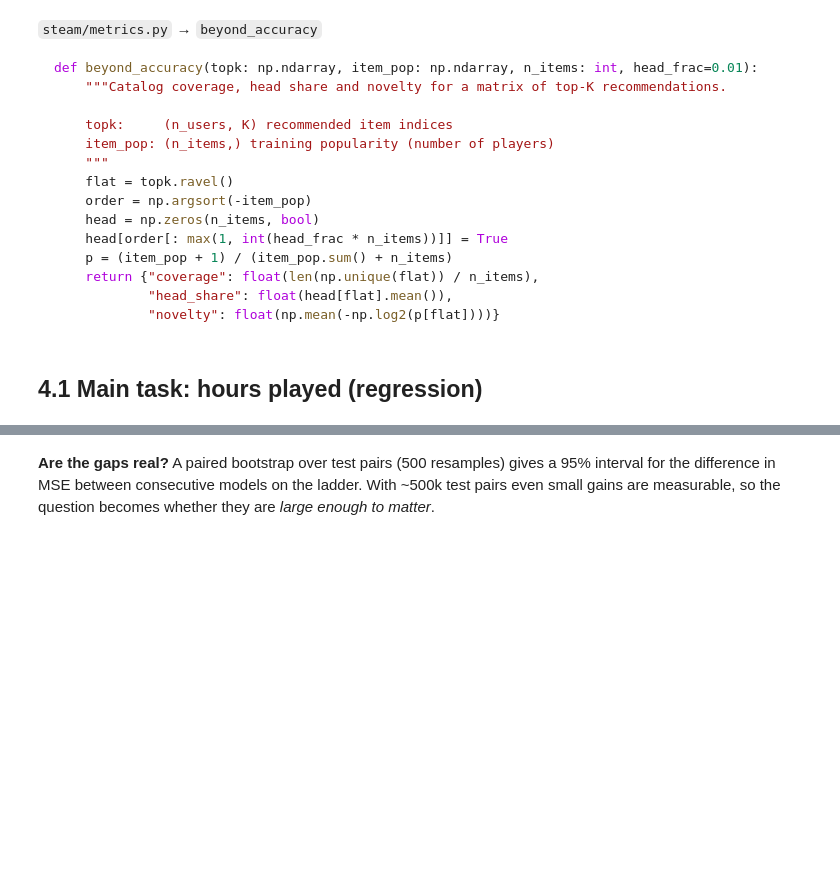
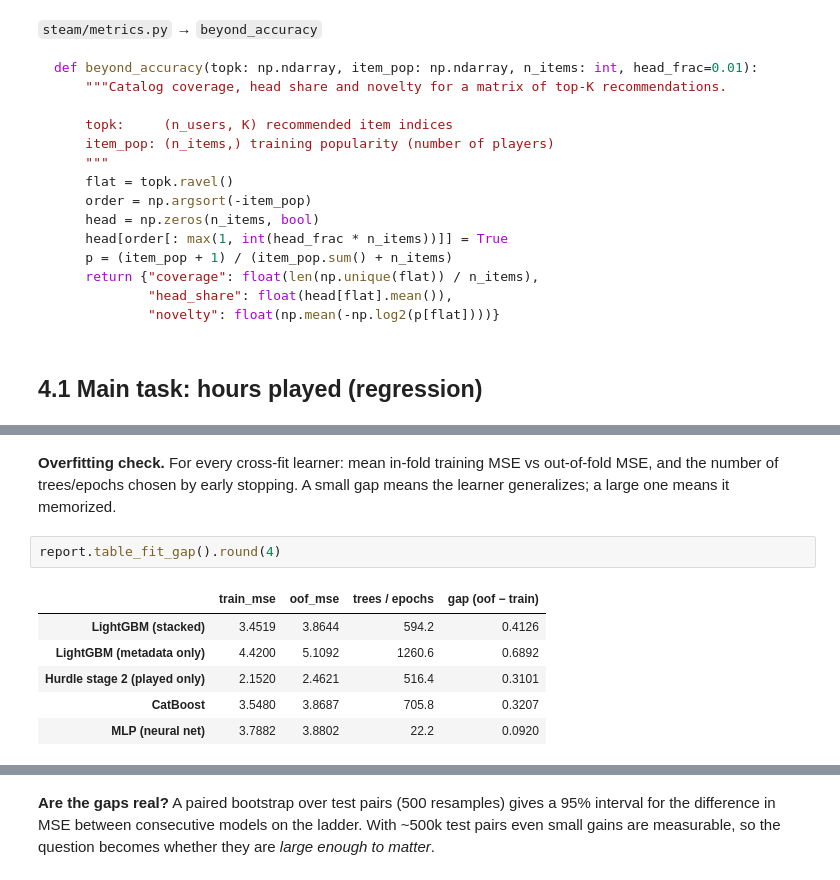
Before and after one commit to rsm-ygadhiya/steam-owning-vs-playing, a Jupyter notebook: notebooks/workbook.ipynb, the cells around one changed output, grey strips where cells are left out. Drawn from its saved outputs; the diff is of its cells as text; blank space fills up the shorter version.

```diff
--- a/notebooks/workbook.ipynb
+++ b/notebooks/workbook.ipynb
@@ -820,0 +1031,12 @@ report.fig_mse_bars("test"); plt.show()
+# %% [markdown]
+**Overfitting check.** For every cross-fit learner: mean in-fold training MSE vs out-of-fold MSE, and the number of
+trees/epochs chosen by early stopping. A small gap means the learner generalizes; a large one means it memorized.
+# %%
+report.table_fit_gap().round(4)
+# %% [output]
+|  | train_mse | oof_mse | trees / epochs | gap (oof − train) |
+| LightGBM (stacked) | 3.4519 | 3.8644 | 594.2 | 0.4126 |
+| LightGBM (metadata only) | 4.4200 | 5.1092 | 1260.6 | 0.6892 |
+| Hurdle stage 2 (played only) | 2.1520 | 2.4621 | 516.4 | 0.3101 |
+| CatBoost | 3.5480 | 3.8687 | 705.8 | 0.3207 |
+| MLP (neural net) | 3.7882 | 3.8802 | 22.2 | 0.0920 |
```
Also changed, not shown: parts of 28 cells of this notebook, 27 other files.
